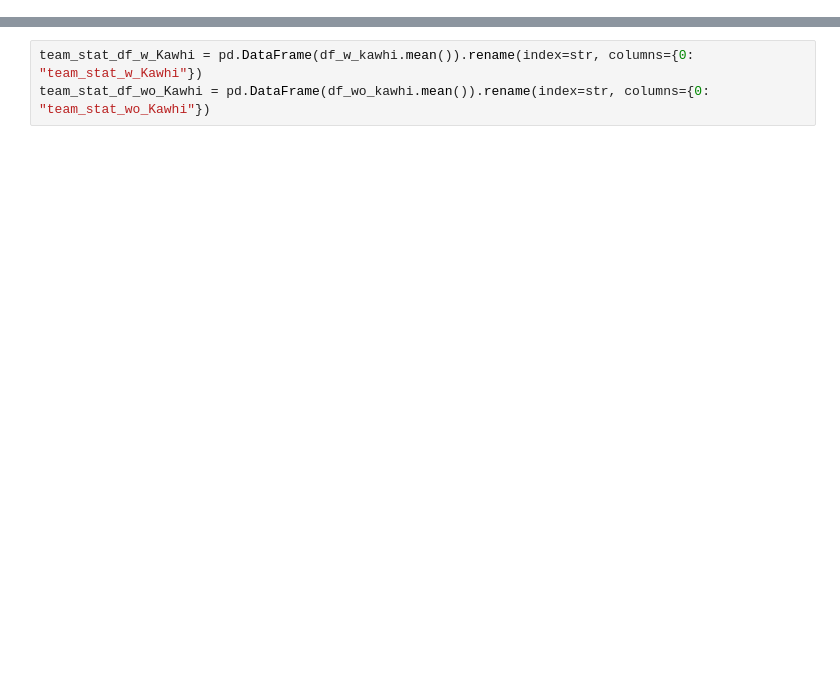
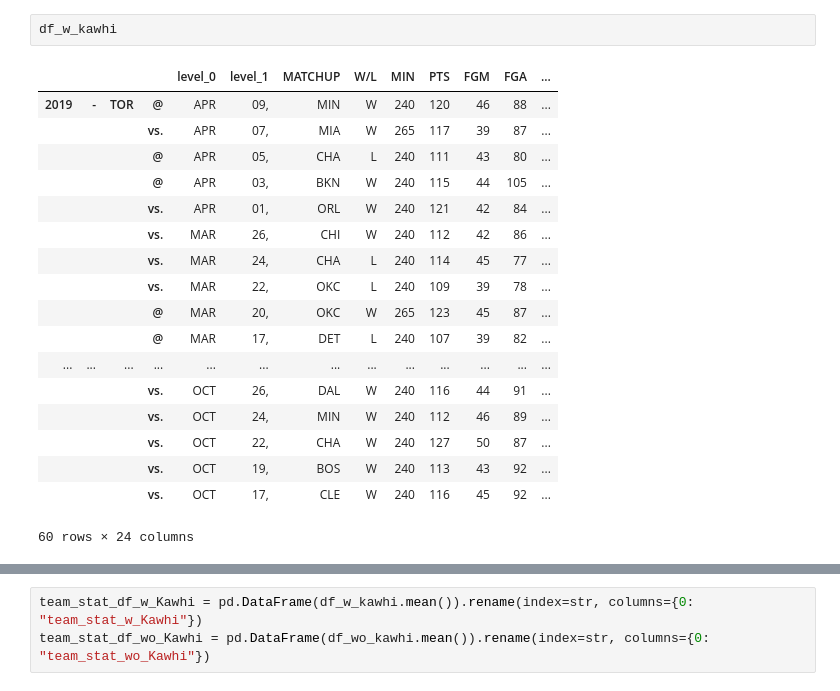
Before and after one commit to YangZhou123/nba_project, a Jupyter notebook: data_analsis_kawhi/data analysis - raptors' performance w vs wo kawhi.ipynb, the cells around one changed output, grey strips where cells are left out. Drawn from its saved outputs; the diff is of its cells as text; blank space fills up the shorter version.

```diff
--- a/data_analsis_kawhi/data analysis - raptors' performance w vs wo kawhi.ipynb
+++ b/data_analsis_kawhi/data analysis - raptors' performance w vs wo kawhi.ipynb
@@ -31,0 +41,21 @@ df_team_stat = pd.DataFrame.from_dict(dictionary,orient='index').rename(index=st
+# %%
+df_w_kawhi
+# %% [output]
+|  |  |  |  | level_0 | level_1 | MATCHUP | W/L | MIN | PTS | FGM | FGA | ... |
+| 2019 | - | TOR | @ | APR | 09, | MIN | W | 240 | 120 | 46 | 88 | ... |
+|  |  |  | vs. | APR | 07, | MIA | W | 265 | 117 | 39 | 87 | ... |
+|  |  |  | @ | APR | 05, | CHA | L | 240 | 111 | 43 | 80 | ... |
+|  |  |  | @ | APR | 03, | BKN | W | 240 | 115 | 44 | 105 | ... |
+|  |  |  | vs. | APR | 01, | ORL | W | 240 | 121 | 42 | 84 | ... |
+|  |  |  | vs. | MAR | 26, | CHI | W | 240 | 112 | 42 | 86 | ... |
+|  |  |  | vs. | MAR | 24, | CHA | L | 240 | 114 | 45 | 77 | ... |
+|  |  |  | vs. | MAR | 22, | OKC | L | 240 | 109 | 39 | 78 | ... |
+|  |  |  | @ | MAR | 20, | OKC | W | 265 | 123 | 45 | 87 | ... |
+|  |  |  | @ | MAR | 17, | DET | L | 240 | 107 | 39 | 82 | ... |
+| ... | ... | ... | ... | ... | ... | ... | ... | ... | ... | ... | ... | ... |
+|  |  |  | vs. | OCT | 26, | DAL | W | 240 | 116 | 44 | 91 | ... |
+|  |  |  | vs. | OCT | 24, | MIN | W | 240 | 112 | 46 | 89 | ... |
+|  |  |  | vs. | OCT | 22, | CHA | W | 240 | 127 | 50 | 87 | ... |
+|  |  |  | vs. | OCT | 19, | BOS | W | 240 | 113 | 43 | 92 | ... |
+|  |  |  | vs. | OCT | 17, | CLE | W | 240 | 116 | 45 | 92 | ... |
+60 rows × 24 columns
```
Also changed, not shown: parts of 42 cells of this notebook.
